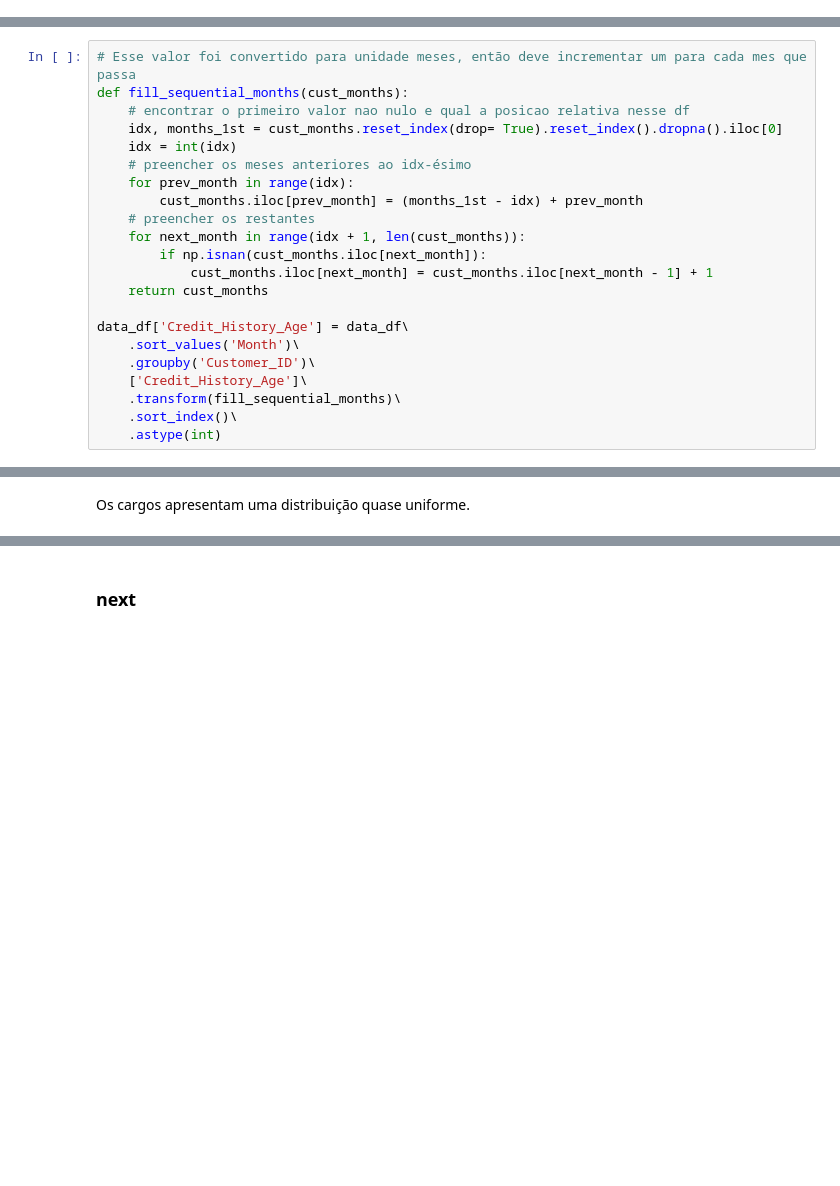
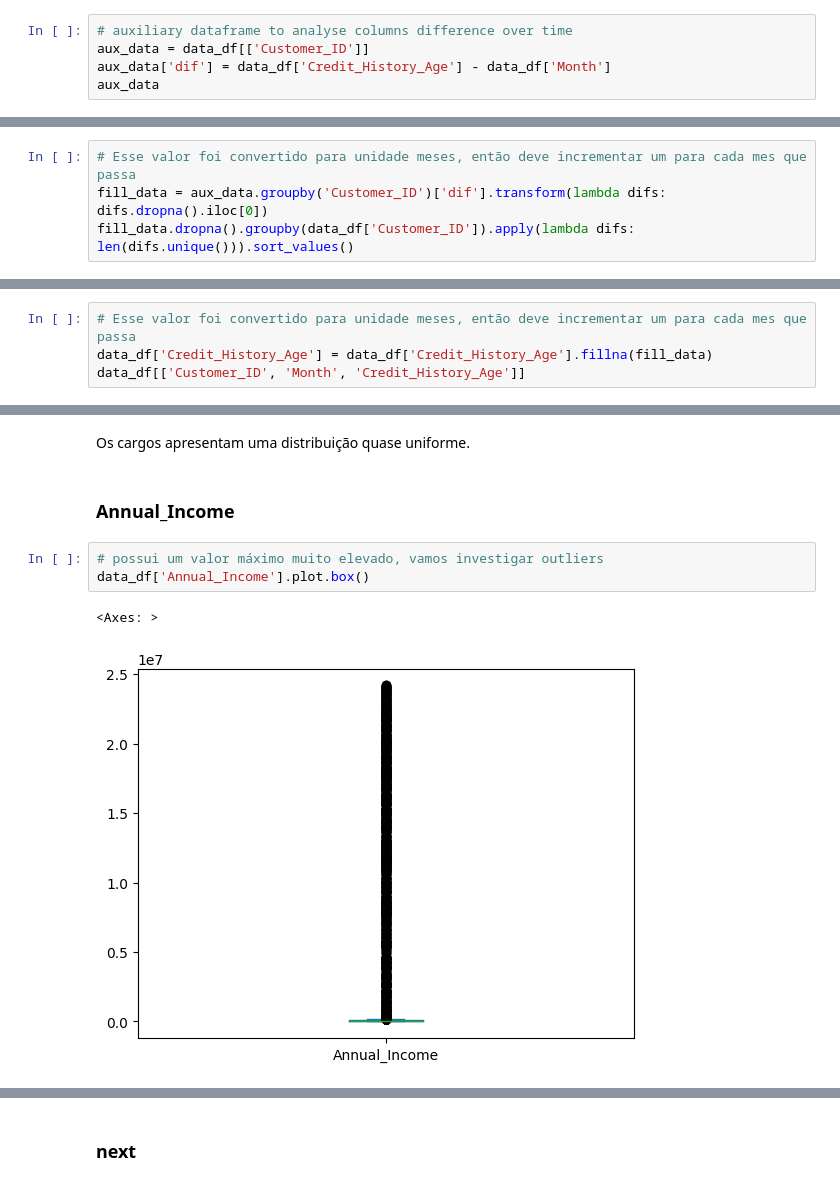
Before and after one commit to SLMath/Credit_Score-Analysis, a Jupyter notebook: credit_score.ipynb, the cells around one changed output, grey strips where cells are left out. Cells and saved outputs as stored; diff of their text form; blank space fills up the shorter version.

Commit message:
perf - Treating Credit_History_Age in a better way

```diff
--- a/credit_score.ipynb
+++ b/credit_score.ipynb
@@ -321,0 +328,5 @@ Name: Month, Length: 100000, dtype: int64
+# %%
+# auxiliary dataframe to analyse columns difference over time
+aux_data = data_df[['Customer_ID']]
+aux_data['dif'] = data_df['Credit_History_Age'] - data_df['Month']
+aux_data
@@ -321,0 +372,4 @@ Name: Month, Length: 100000, dtype: int64
+# %%
+# Esse valor foi convertido para unidade meses, então deve incrementar um para cada mes que passa
+fill_data = aux_data.groupby('Customer_ID')['dif'].transform(lambda difs: difs.dropna().iloc[0])
+fill_data.dropna().groupby(data_df['Customer_ID']).apply(lambda difs: len(difs.unique())).sort_values()
@@ -321,0 +390,4 @@ Name: Month, Length: 100000, dtype: int64
+# %%
+# Esse valor foi convertido para unidade meses, então deve incrementar um para cada mes que passa
+data_df['Credit_History_Age'] = data_df['Credit_History_Age'].fillna(fill_data)
+data_df[['Customer_ID', 'Month', 'Credit_History_Age']]
@@ -621,22 +655,0 @@ Name: Credit_History_Age, dtype: float64
-# %%
-# Esse valor foi convertido para unidade meses, então deve incrementar um para cada mes que passa
-def fill_sequential_months(cust_months):
-    # encontrar o primeiro valor nao nulo e qual a posicao relativa nesse df
-    idx, months_1st = cust_months.reset_index(drop= True).reset_index().dropna().iloc[0]
-    idx = int(idx)
-    # preencher os meses anteriores ao idx-ésimo
-    for prev_month in range(idx):
-        cust_months.iloc[prev_month] = (months_1st - idx) + prev_month
-    # preencher os restantes
-    for next_month in range(idx + 1, len(cust_months)):
-        if np.isnan(cust_months.iloc[next_month]):
-            cust_months.iloc[next_month] = cust_months.iloc[next_month - 1] + 1
-    return cust_months
-
-data_df['Credit_History_Age'] = data_df\
-    .sort_values('Month')\
-    .groupby('Customer_ID')\
-    ['Credit_History_Age']\
-    .transform(fill_sequential_months)\
-    .sort_index()\
-    .astype(int)
@@ -1103,3 +1090,11 @@ _= (data_df['Occupation'].value_counts() / 8).sort_values(ascending= True).plot.
 [figure]
 # %% [markdown]
 Os cargos apresentam uma distribuição quase uniforme.
+# %% [markdown]
+### Annual_Income
+# %%
+# possui um valor máximo muito elevado, vamos investigar outliers
+data_df['Annual_Income'].plot.box()
+# %% [output]
+<Axes: >
+[figure, added]
```
Also changed, not shown: parts of 19 cells of this notebook.
